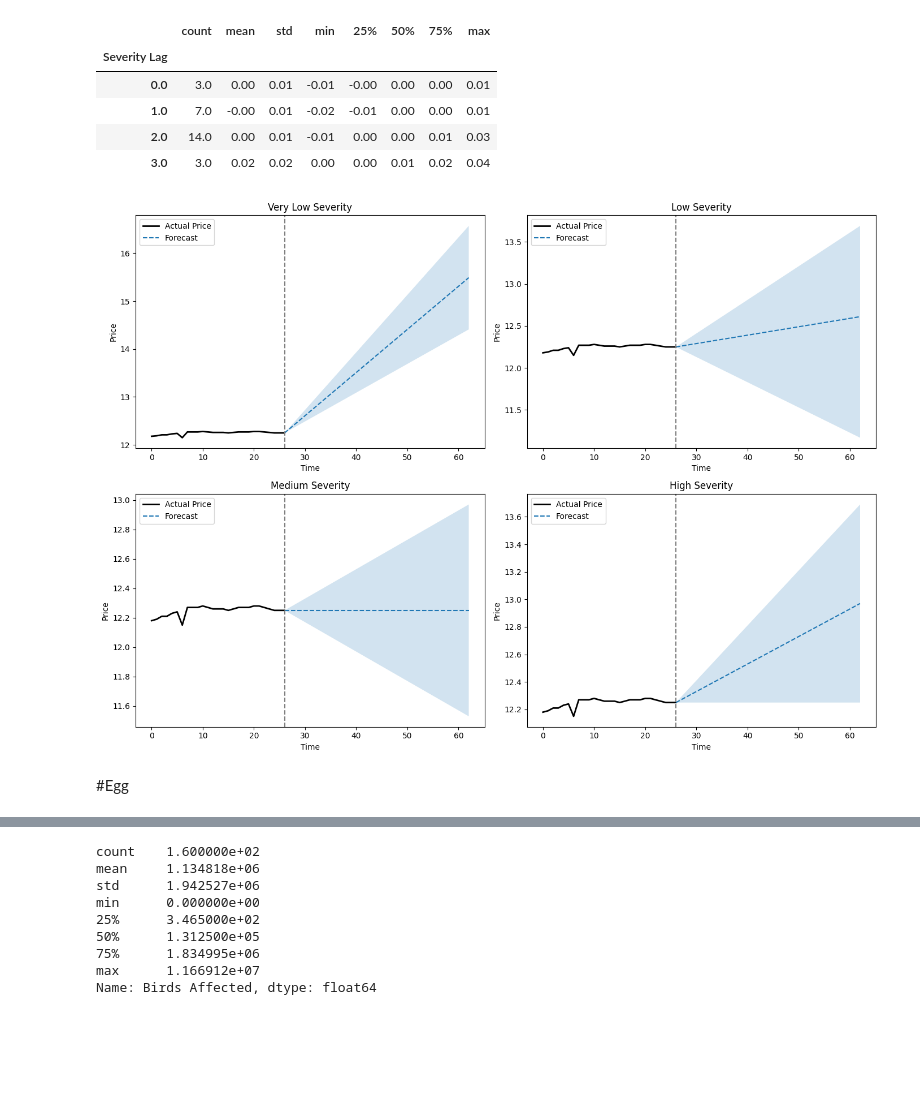
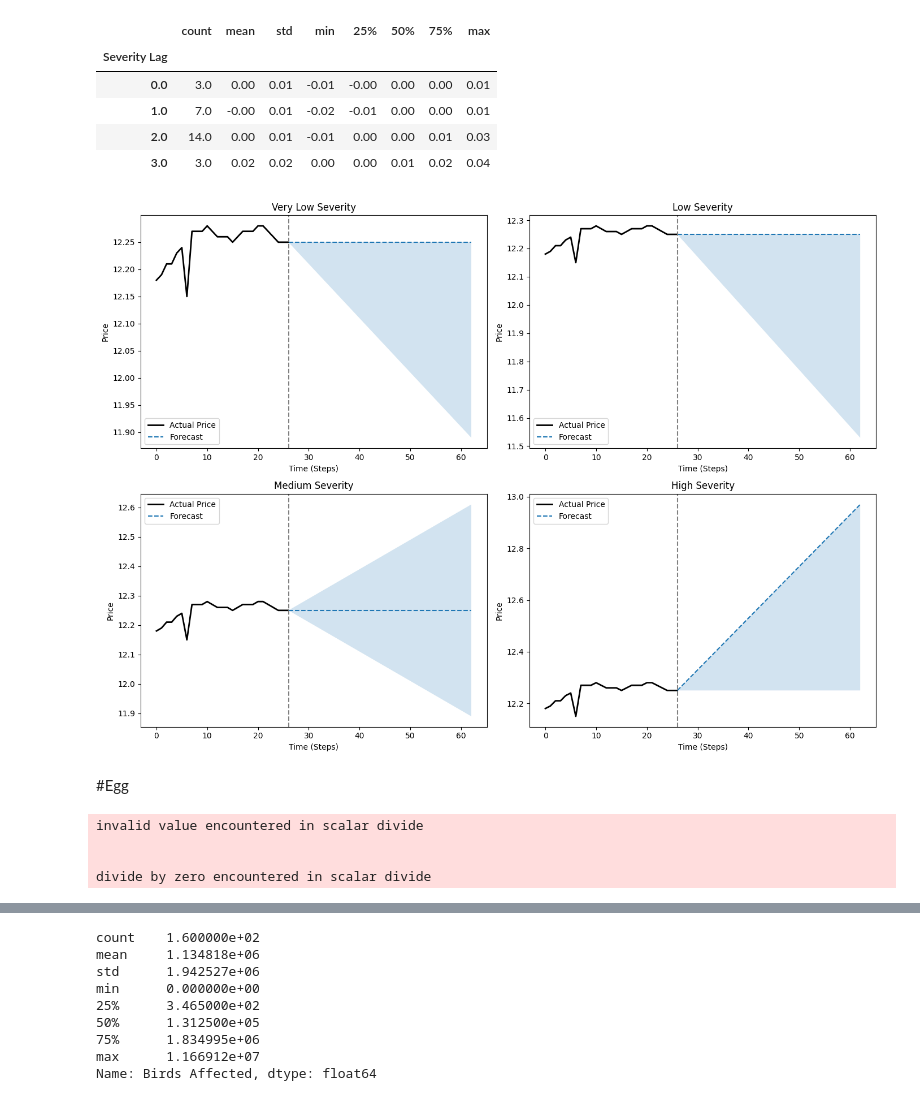
Before and after one commit to bhagatjeetd/CS_163_project, a Jupyter notebook: Affected_Birds_Analysis.ipynb, the cells around one changed output, grey strips where cells are left out. Drawn from its saved outputs; the diff is of its cells as text; code cells hidden in the pictures; blank space fills up the shorter version.

Commit message:
severity graph changes

```diff
--- a/Affected_Birds_Analysis.ipynb
+++ b/Affected_Birds_Analysis.ipynb
@@ -324,10 +329,10 @@ chicken_test_data.groupby(['Severity Lag'])['Predicted Price Change'].describe()
 | 3.0 | 3.0 | 0.02 | 0.02 | 0.00 | 0.00 | 0.01 | 0.02 | 0.04 |
 # %%
 severity_ranges = {
-    0: (0.06, 0.12, 0.09),   # Very Low
-    1: (-0.03, 0.04, 0.01),  # Low
-    2: (-0.02, 0.02, 0),  # Medium
-    3: (0, 0.04, 0.02)     # High
+    0: (-0.01, 0, 0),   # Very Low
+    1: (-0.02, 0, 0),  # Low
+    2: (-0.01, 0.01, 0),  # Medium
+    3: (0, 0.02, 0.02)     # High
 }
 
 def generate_price_paths(start_price, steps, change_range):
@@ -368,35 +373,35 @@ for i, severity in enumerate([0, 1, 2, 3]):
 
     ax = axes[i]
 
     # --- full history ---
     x_hist = range(history_window)
     ax.plot(x_hist, recent_prices,
             linewidth=2, color='black', label="Actual Price")
 
     # --- forecast ---
     mean, low, high = generate_price_paths(
         start_price,
         steps,
         severity_ranges[severity]
     )
 
     x_future = range(history_window - 1, history_window + steps)
 
     ax.plot(x_future, mean, linestyle='--', label="Forecast")
     ax.fill_between(x_future, low, high, alpha=0.2)
 
     # --- split line ---
     ax.axvline(x=history_window - 1, linestyle='--', color='gray')
 
     ax.set_title(f"{severity_labels[severity]} Severity")
-    ax.set_xlabel("Time")
+    ax.set_xlabel("Time (Steps)")
     ax.set_ylabel("Price")
     ax.legend()
 
 plt.tight_layout()
 plt.show()
 # %% [output]
-[figure, old version]
+[figure, new version]
 # %% [markdown]
 #Egg
 # %%
@@ -438,6 +443,11 @@ for i in range(len(align_egg)):
     pct_change = round((align_egg.loc[i, 'Birds Affected'] - align_egg.loc[i-1, 'Birds Affected']) / align_egg.loc[i-1, 'Birds Affected'], 2)
     affected_pct_change.append(pct_change)
 align_egg['Percent Change'] = affected_pct_change
+# %% [output]
+invalid value encountered in scalar divide
+
+
+divide by zero encountered in scalar divide
 # %%
 #Price Change
 price_change = []
```
Also changed, not shown: parts of 11 cells of this notebook.
